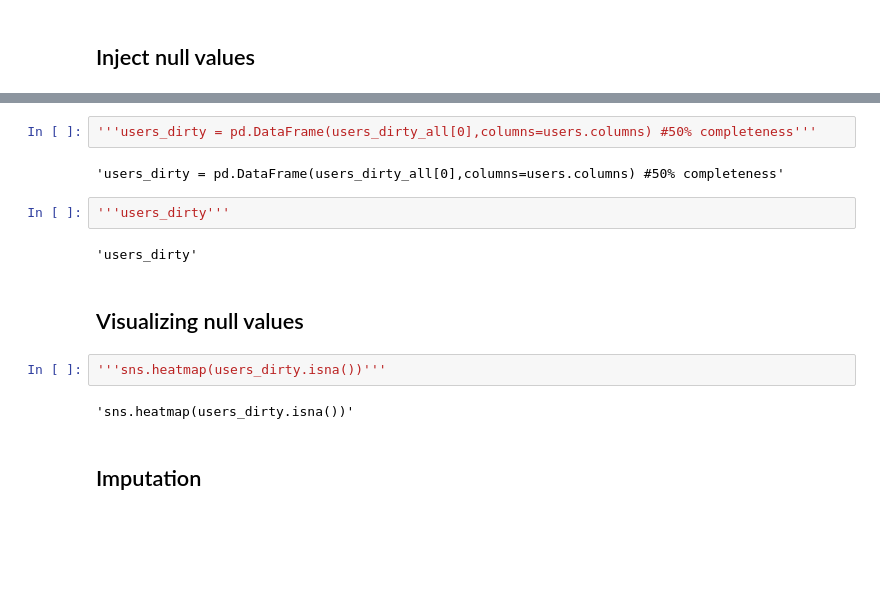
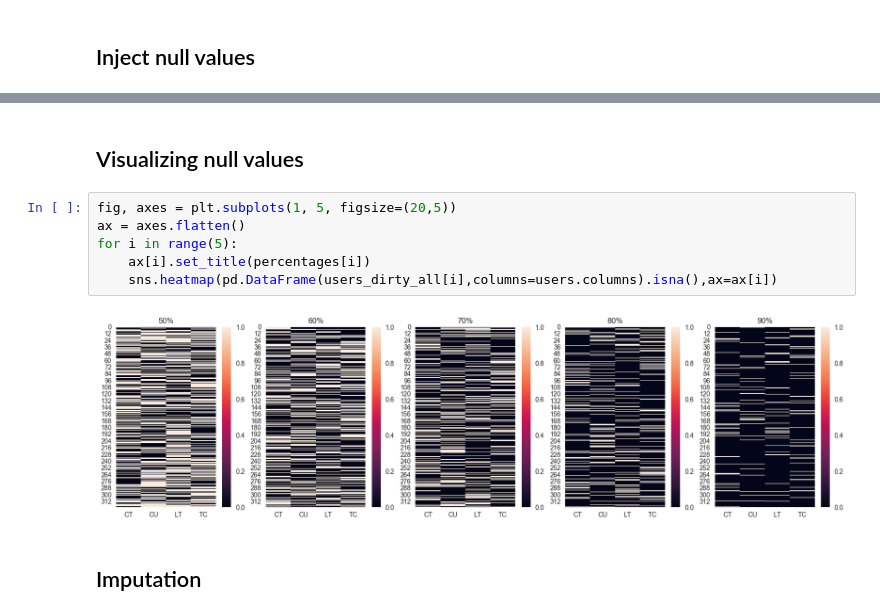
Before and after one commit to pcastiglione99/Data-Quality-Project, a Jupyter notebook: src/project.ipynb, the cells around one changed output, grey strips where cells are left out. Drawn from its saved outputs; the diff is of its cells as text; blank space fills up the shorter version.

```diff
--- a/src/project.ipynb
+++ b/src/project.ipynb
@@ -49,20 +51,16 @@ saved users-completeness60%
 saved users-completeness70%
 saved users-completeness80%
 saved users-completeness90%
-# %%
-'''users_dirty = pd.DataFrame(users_dirty_all[0],columns=users.columns) #50% completeness'''
-# %% [output]
-'users_dirty = pd.DataFrame(users_dirty_all[0],columns=users.columns) #50% completeness'
-# %%
-'''users_dirty'''
-# %% [output]
-'users_dirty'
 # %% [markdown]
 ## Visualizing null values
-# %%
-'''sns.heatmap(users_dirty.isna())'''
-# %% [output]
-'sns.heatmap(users_dirty.isna())'
+# %%
+fig, axes = plt.subplots(1, 5, figsize=(20,5))
+ax = axes.flatten()
+for i in range(5):
+    ax[i].set_title(percentages[i])
+    sns.heatmap(pd.DataFrame(users_dirty_all[i],columns=users.columns).isna(),ax=ax[i])
+# %% [output]
+[figure, added]
 # %% [markdown]
 ## Imputation
 # %% [markdown]
```
Also changed, not shown: parts of 24 cells of this notebook, 9 other files.
